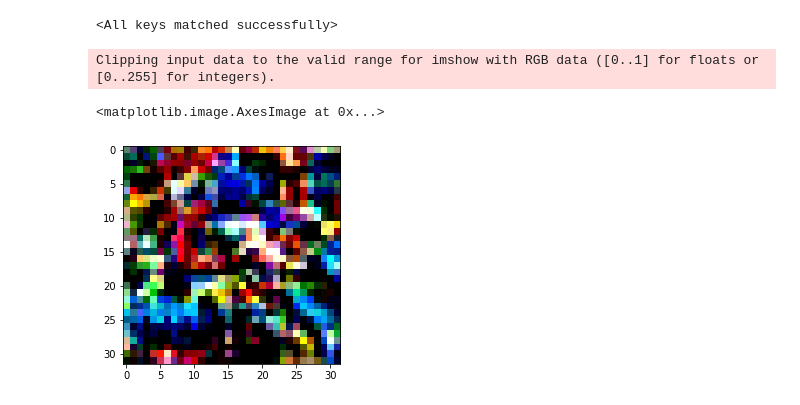
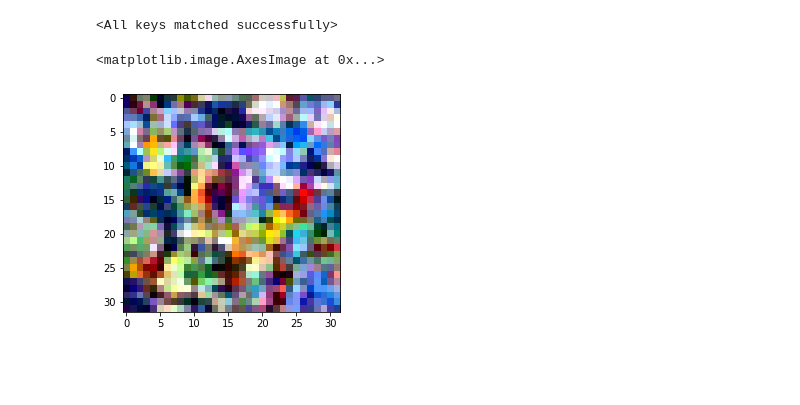
Before and after one commit to isaac0804/DDPM, a Jupyter notebook: visualize.ipynb, the cells around one changed output. Saved outputs shown, nothing was run; the diff lists cells and outputs as text; code cells hidden in the pictures; blank space fills up the shorter version.

```diff
--- a/visualize.ipynb
+++ b/visualize.ipynb
@@ -161,14 +161,14 @@ model.load_state_dict(state_dict["state"]["model"])
 # %%
 from ddpm import sample
 import matplotlib.pyplot as plt
+import numpy as np
 
-# sample 64 images
 samples = model.sample(image_size=32)
 
-# show a random one
 random_index = 1
-plt.imshow(samples[-1][random_index].transpose(1, 2, 0))
+_sample = samples[-1][1].transpose(1, 2, 0)
+_sample = np.clip(_sample / 2 + 0.5, 0, 1)
+plt.imshow(_sample)
 # %% [output]
-Clipping input data to the valid range for imshow with RGB data ([0..1] for floats or [0..255] for integers).
+<matplotlib.image.AxesImage at 0x...>
-<matplotlib.image.AxesImage at 0x...>
-[figure, old version]
+[figure, new version]
```
Also changed, not shown: parts of 2 cells of this notebook, 4 other files.
